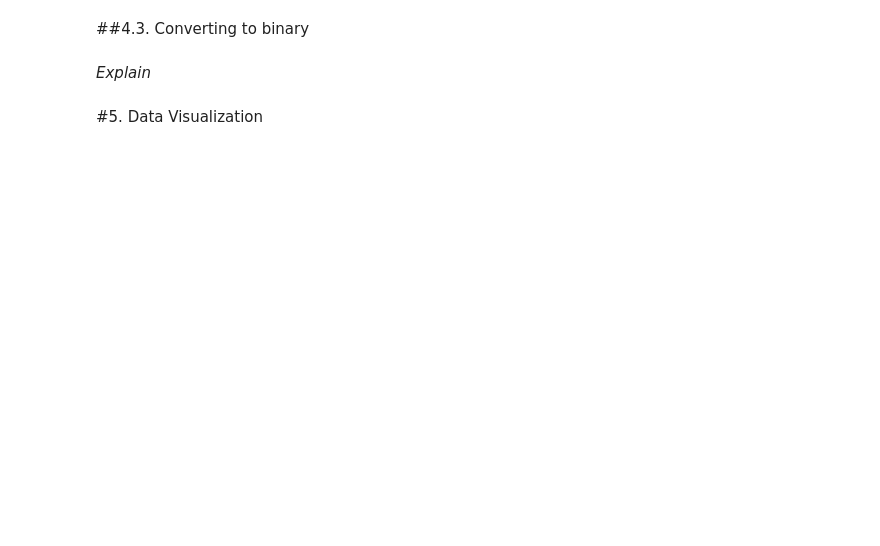
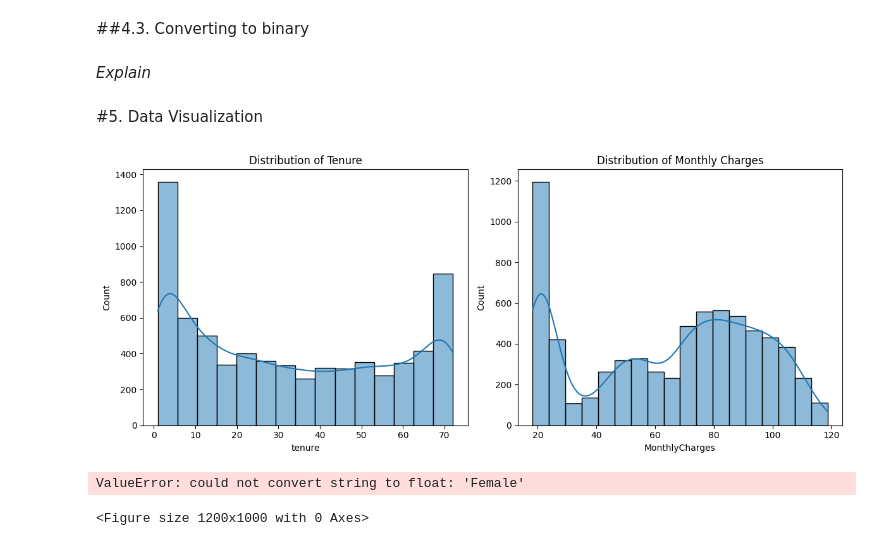
Before and after one commit to diegoeller/Churn-Prediction-Project, a Jupyter notebook: Telco_Customer_Churn.ipynb, the cells around one changed output. Saved outputs shown, nothing was run; the diff lists cells and outputs as text; code cells hidden in the pictures; blank space fills up the shorter version.

```diff
--- a/Telco_Customer_Churn.ipynb
+++ b/Telco_Customer_Churn.ipynb
@@ -128,6 +145,33 @@ KeyError: "['customerID'] not found in axis"
 df['Churn'] = df['Churn'].map({'Yes': 1, 'No': 0})
 # %% [markdown]
 #5. Data Visualization
+# %%
+# prompt: generate 2 graphics showing a caracteristic of 2 dimensions of the dataset
+
+# Visualize the distribution of 'tenure' and 'MonthlyCharges'
+plt.figure(figsize=(12, 5))
+
+plt.subplot(1, 2, 1)
+sns.histplot(df['tenure'], kde=True)
+plt.title('Distribution of Tenure')
+
+plt.subplot(1, 2, 2)
+sns.histplot(df['MonthlyCharges'], kde=True)
+plt.title('Distribution of Monthly Charges')
+
+plt.tight_layout()
+plt.show()
+# %% [output]
+[figure, added]
+# %%
+# Correlation matrix heatmap
+plt.figure(figsize=(12, 10))
+sns.heatmap(df.corr(), annot=True, cmap='coolwarm', fmt=".2f")
+plt.title('Correlation Matrix')
+plt.show()
+# %% [output]
+ValueError: could not convert string to float: 'Female'
+<Figure size 1200x1000 with 0 Axes>
 # %%
 # Seleção de features numéricas e categóricas
 df.info()
```
Also changed, not shown: parts of 6 cells of this notebook.
